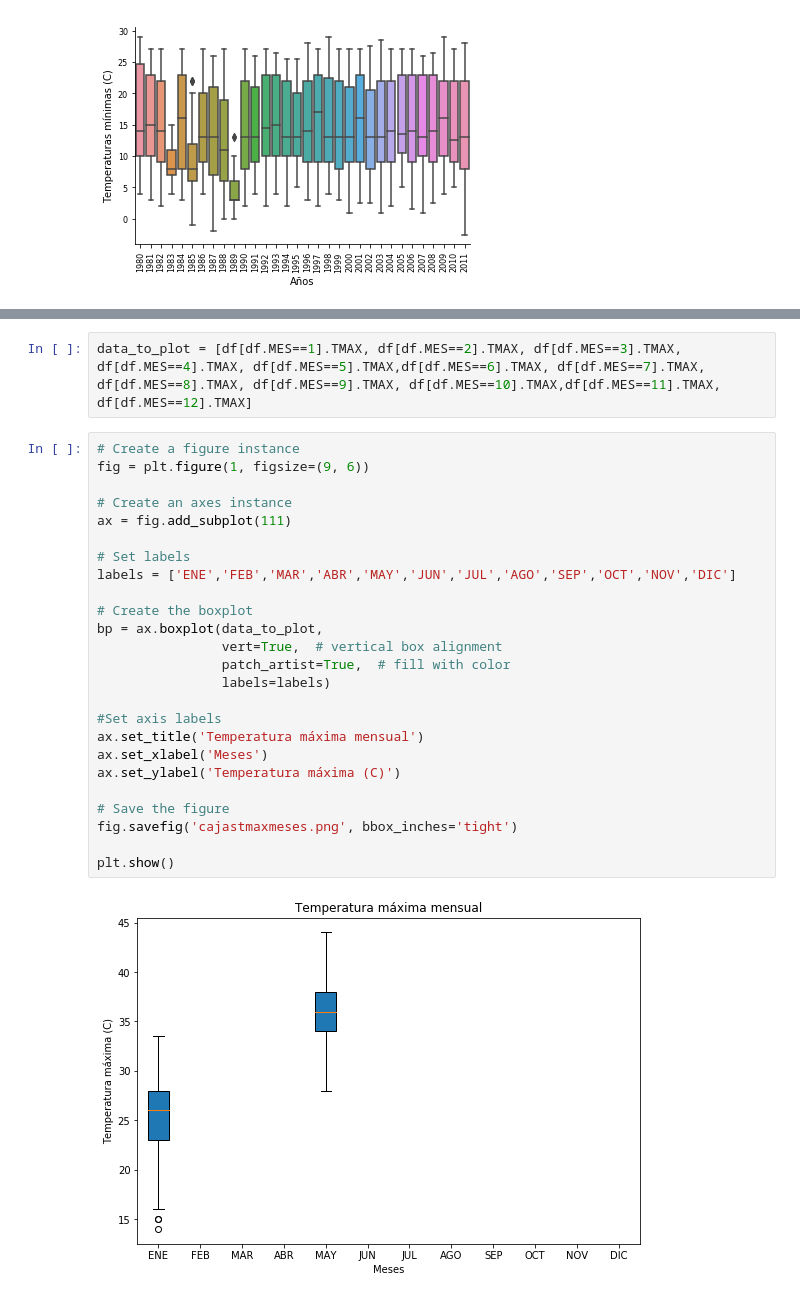
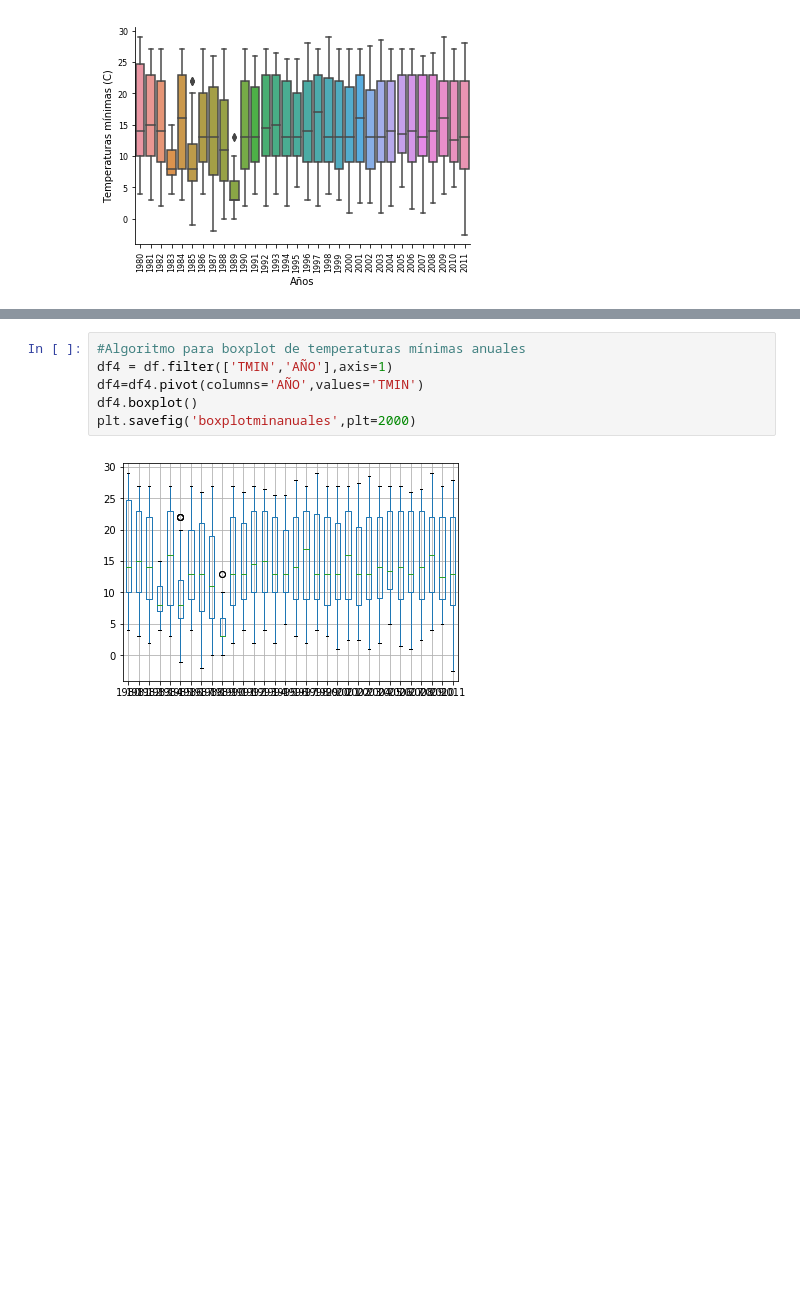
Before and after one commit to JoseDGV/Fisica_Computacional, a Jupyter notebook: Actividad 4.ipynb, the cells around one changed output, grey strips where cells are left out. Drawn from its saved outputs; the diff is of its cells as text; blank space fills up the shorter version.

```diff
--- a/Actividad 4.ipynb
+++ b/Actividad 4.ipynb
@@ -248,29 +244,8 @@ plt.show()
-# %%
-data_to_plot = [df[df.MES==1].TMAX, df[df.MES==2].TMAX, df[df.MES==3].TMAX, df[df.MES==4].TMAX, df[df.MES==5].TMAX,df[df.MES==6].TMAX, df[df.MES==7].TMAX, df[df.MES==8].TMAX, df[df.MES==9].TMAX, df[df.MES==10].TMAX,df[df.MES==11].TMAX, df[df.MES==12].TMAX]
-# %%
-# Create a figure instance
-fig = plt.figure(1, figsize=(9, 6))
-
-# Create an axes instance
-ax = fig.add_subplot(111)
-
-# Set labels
-labels = ['ENE','FEB','MAR','ABR','MAY','JUN','JUL','AGO','SEP','OCT','NOV','DIC']
-
-# Create the boxplot
-bp = ax.boxplot(data_to_plot,
-                vert=True,  # vertical box alignment
-                patch_artist=True,  # fill with color
-                labels=labels)
-
-#Set axis labels
-ax.set_title('Temperatura máxima mensual')
-ax.set_xlabel('Meses')
-ax.set_ylabel('Temperatura máxima (C)')
-
-# Save the figure
-fig.savefig('cajastmaxmeses.png', bbox_inches='tight')
-
-plt.show()
-# %% [output]
-[figure, removed]
+# %%
+#Algoritmo para boxplot de temperaturas mínimas anuales
+df4 = df.filter(['TMIN','AÑO'],axis=1)
+df4=df4.pivot(columns='AÑO',values='TMIN')
+df4.boxplot()
+plt.savefig('boxplotminanuales',plt=2000)
+# %% [output]
+[figure, added]
```
Also changed, not shown: parts of 5 cells of this notebook, 5 other files.
